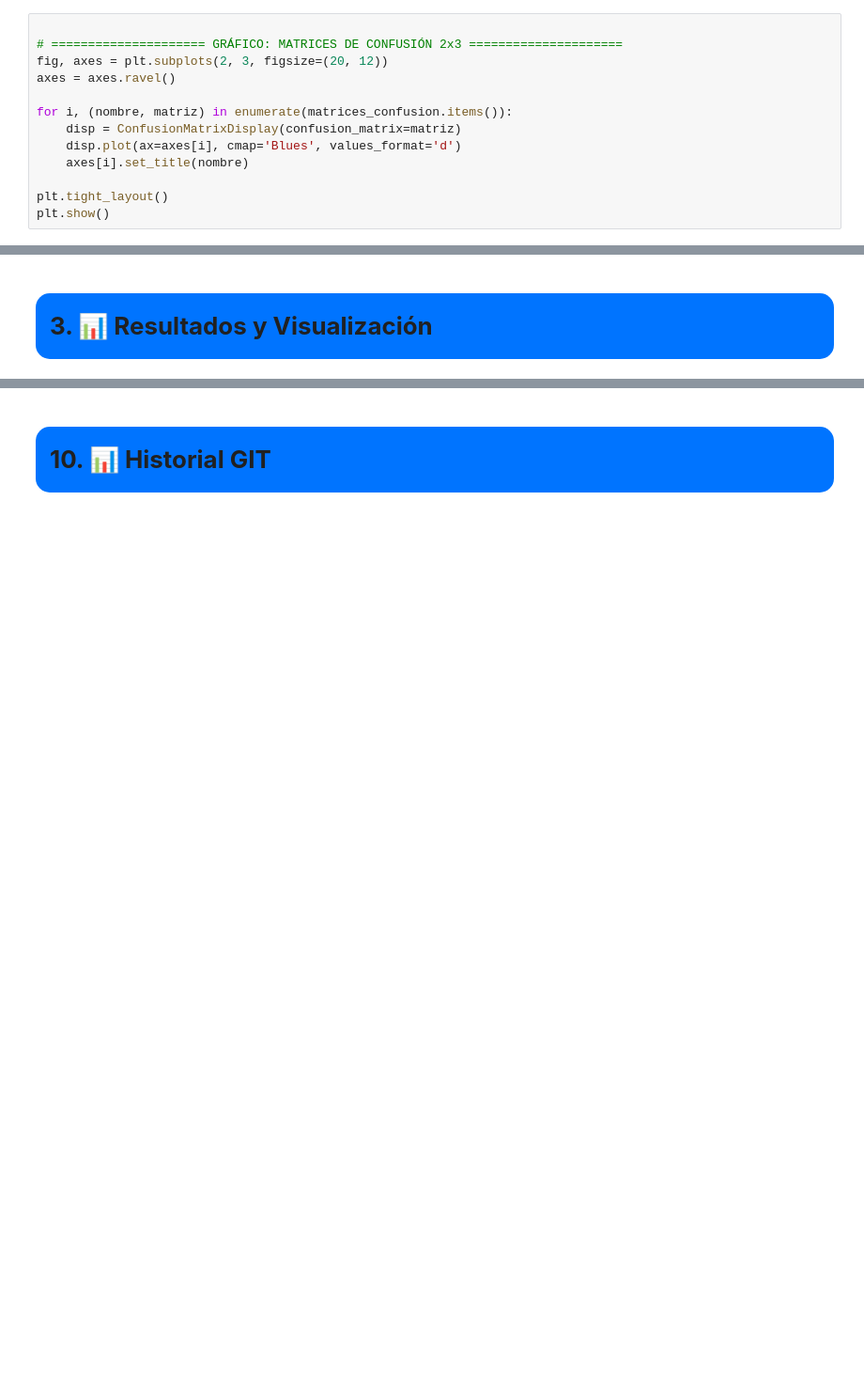
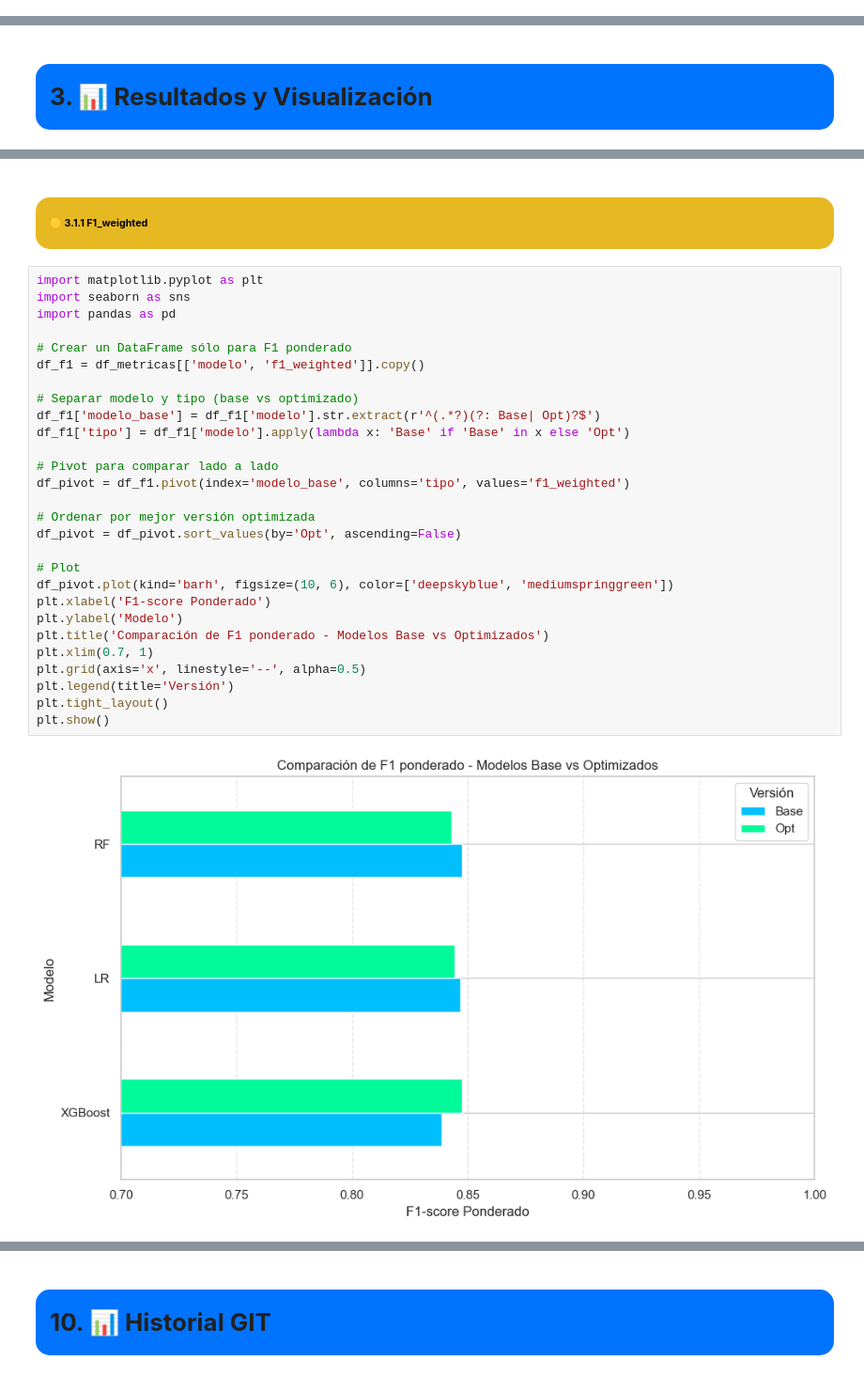
Before and after one commit to AlvaroG7/IIA, a Jupyter notebook: IIA_Proyect_V0.ipynb, the cells around one changed output, grey strips where cells are left out. Shown at 94% size. Drawn from its saved outputs; the diff is of its cells as text; blank space fills up the shorter version.

```diff
--- a/IIA_Proyect_V0.ipynb
+++ b/IIA_Proyect_V0.ipynb
@@ -1148,13 +1094,0 @@ ENTRENANDO---  LogisticRegression(max_iter=1000, random_state=42)
-# %%
-
-# ===================== GRÁFICO: MATRICES DE CONFUSIÓN 2x3 =====================
-fig, axes = plt.subplots(2, 3, figsize=(20, 12))
-axes = axes.ravel()
-
-for i, (nombre, matriz) in enumerate(matrices_confusion.items()):
-    disp = ConfusionMatrixDisplay(confusion_matrix=matriz)
-    disp.plot(ax=axes[i], cmap='Blues', values_format='d')
-    axes[i].set_title(nombre)
-
-plt.tight_layout()
-plt.show()
@@ -1327,0 +1464,32 @@ Los tres modelos seleccionados —**Random Forest**, **Regresión Logística** y
+# %% [markdown]
+### <div style="border-radius:15px; padding:15px; margin:0; font-size:60%; font-family:Arial, sans-serif; background-color:rgb(230, 184, 34); color:black; overflow:hidden; box-shadow:0 4px 8px rgba(0, 0, 0, 0.3);"><b> 🟡 3.1.1 F1_weighted </b></div>
+# %%
+import matplotlib.pyplot as plt
+import seaborn as sns
+import pandas as pd
+
+# Crear un DataFrame sólo para F1 ponderado
+df_f1 = df_metricas[['modelo', 'f1_weighted']].copy()
+
+# Separar modelo y tipo (base vs optimizado)
+df_f1['modelo_base'] = df_f1['modelo'].str.extract(r'^(.*?)(?: Base| Opt)?$')
+df_f1['tipo'] = df_f1['modelo'].apply(lambda x: 'Base' if 'Base' in x else 'Opt')
+
+# Pivot para comparar lado a lado
+df_pivot = df_f1.pivot(index='modelo_base', columns='tipo', values='f1_weighted')
+
+# Ordenar por mejor versión optimizada
+df_pivot = df_pivot.sort_values(by='Opt', ascending=False)
+
+# Plot
+df_pivot.plot(kind='barh', figsize=(10, 6), color=['deepskyblue', 'mediumspringgreen'])
+plt.xlabel('F1-score Ponderado')
+plt.ylabel('Modelo')
+plt.title('Comparación de F1 ponderado - Modelos Base vs Optimizados')
+plt.xlim(0.7, 1)
+plt.grid(axis='x', linestyle='--', alpha=0.5)
+plt.legend(title='Versión')
+plt.tight_layout()
+plt.show()
+# %% [output]
+[figure, added]
```
Also changed, not shown: parts of 27 cells of this notebook.
